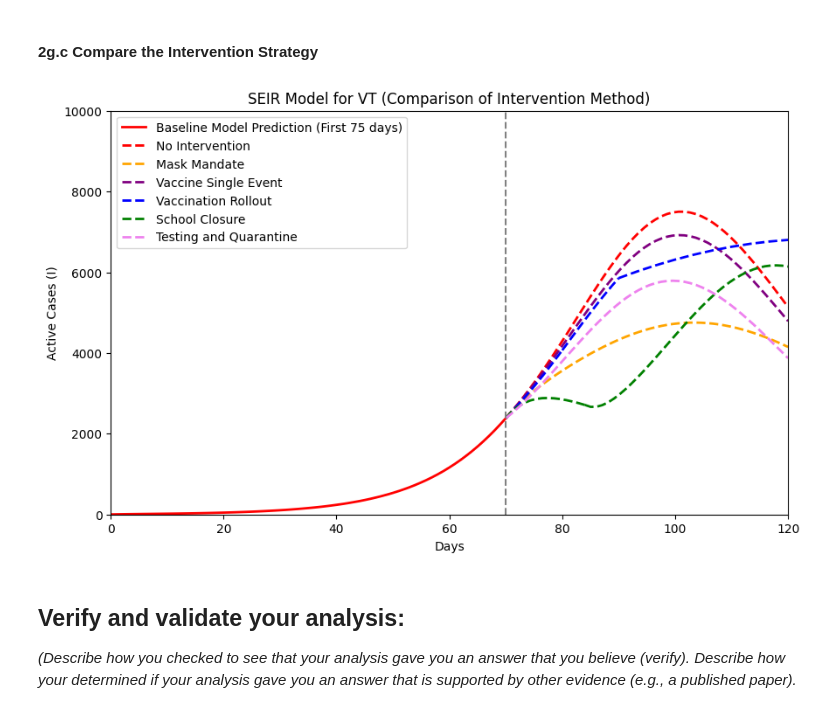
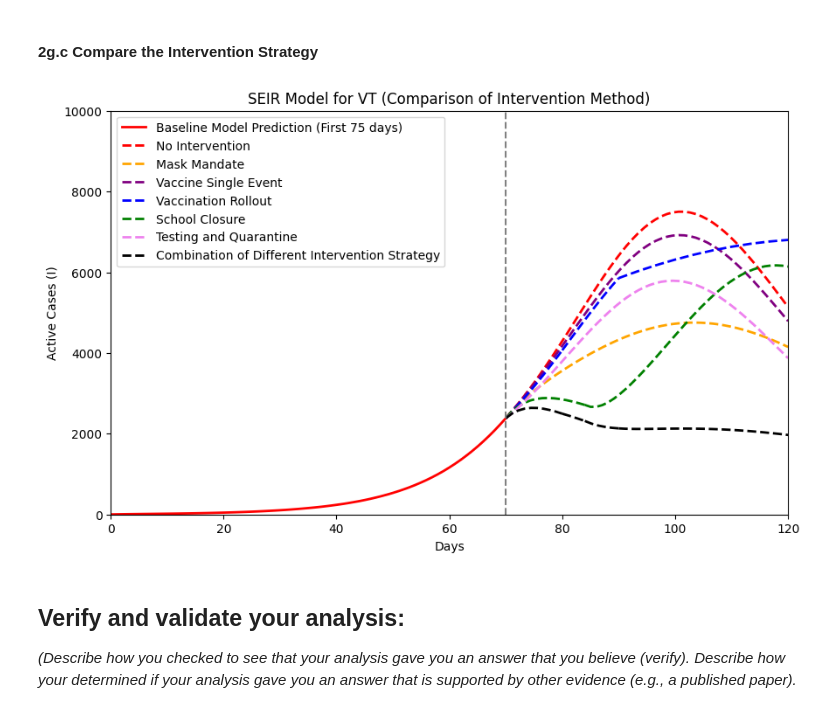
Before and after one commit to ktt920/Module-2-Epidemics-SIR-Modeling, a Jupyter notebook: Notebook examples/Template_student_final_notebook.ipynb, the cells around one changed output. Drawn from its saved outputs; the diff is of its cells as text; code cells hidden in the pictures.

Commit message:
Updated Combination of Different Interventions / Updated formating

```diff
--- a/Notebook examples/Template_student_final_notebook.ipynb
+++ b/Notebook examples/Template_student_final_notebook.ipynb
@@ -574,10 +574,10 @@ days_original = np.linspace(0, 70)
 
 # (Day 70-120) Mask Mandate : Transmission slowed
     # Beta reduce by 40%
-b_opt_reduce_mask = b_opt - b_opt*.4
+b_opt_mm = b_opt - b_opt*.4
 
     # Modeling based on the change for day 70-120
-S_fit_mm, E_fit_mm, I_fit_mm, R_fit_mm = SEIR(b_opt_reduce_mask , s_opt, g_opt, S_fit[-1], E_fit[-1], I_fit[-1], R_fit[-1], 49, N)
+S_fit_mm, E_fit_mm, I_fit_mm, R_fit_mm = SEIR(b_opt_mm , s_opt, g_opt, S_fit[-1], E_fit[-1], I_fit[-1], R_fit[-1], 49, N)
 days_mm = np.linspace(70, 120, )
 
 # Plotting model
@@ -610,10 +610,10 @@ days_original = np.linspace(0, 70)
 
 # (Day 70-120) Vaccine Single Campaign : Vaccinate 2000 students with 90% Efficacy
     # On Day 70, Transfer 2000 students from the susceptible population to the recovered population with 90% efficacy.
-S_fit_vs = S_fit[-1] - (2000*.9)
-R_fit_vs = R_fit[-1] + (2000*.9)
+S_fit_prevs = S_fit[-1] - (2000*.9)
+R_fit_prevs = R_fit[-1] + (2000*.9)
     # Modeling based on the change for day 70-120
-S_fit_vs, E_fit_vs, I_fit_vs, R_fit_vs = SEIR(b_opt , s_opt, g_opt, S_fit_vs, E_fit[-1], I_fit[-1], R_fit_vs, 49, N)
+S_fit_vs, E_fit_vs, I_fit_vs, R_fit_vs = SEIR(b_opt , s_opt, g_opt, S_fit_prevs, E_fit[-1], I_fit[-1], R_fit_prevs, 49, N)
 days_vs = np.linspace(70, 120,len(I_fit_vs))
 
 # Plotting model
@@ -786,34 +870,39 @@ During the COVID-19 Pandemic, to optimize intervention strategies, multiply stra
 # Plotting model
 plt.figure(figsize=(10, 6))
 # Plot the model progression for the day 0-70
 plt.plot(I_fit, label='Baseline Model Prediction (First 75 days)', color='red', linewidth=2)
 # Model plot for No Intervention
 plt.plot(days_ni,I_fit_ni, label='No Intervention', color='red',linestyle='--', linewidth=2)
 # Model plot for Mask Mandate
 plt.plot(days_mm,I_fit_mm, label='Mask Mandate', color='orange', linestyle='--', linewidth=2)
 # Model plot for Vaccine Single Event
 plt.plot(days_vs,I_fit_vs, label='Vaccine Single Event', color='purple',linestyle='--', linewidth=2)
 # Model plot for vaccination rollout event, the three sections to have a continous labeling
 plt.plot(days_VR1,I_fit_VR1, label='Vaccination Rollout', color='blue', linestyle='--',linewidth=2)
 plt.plot(days_VR2,I_fit_VR2, color='blue', linestyle='--', linewidth=2)
 plt.plot(days_VR3,I_fit_VR3, color='blue', linestyle='--', linewidth=2)
 # Model plot for school closure, the two sections to have a continous labeling
 plt.plot(days_sc1,I_fit_sc1, label='School Closure', color='green',linestyle='--', linewidth=2)
 plt.plot(days_sc2,I_fit_sc2, color='green',linestyle='--' , linewidth=2)
 # Model plot for testing and quarantine
 plt.plot(days_tq,I_fit_tq, label='Testing and Quarantine', color='violet',linestyle='--', linewidth=2)
+# Model plot for vaccination rollout event, the three sections to have a continous labeling
+plt.plot(days_CDIS1,I_fit_CDIS1, label='Combination of Different Intervention Strategy', color='black', linestyle='--',linewidth=2)
+plt.plot(days_CDIS2,I_fit_CDIS2, color='black', linestyle='--', linewidth=2)
+plt.plot(days_CDIS3,I_fit_CDIS3, color='black', linestyle='--', linewidth=2)
+plt.plot(days_CDIS4,I_fit_CDIS4, color='black', linestyle='--', linewidth=2)
 #Draw a vertical graph dash line to mark when intervention campaigns starts
 plt.axvline(x=70, color='gray', linestyle='--')
 # Label graph wth correct axes and appropiate title
 plt.title('SEIR Model for VT (Comparison of Intervention Method)')
 plt.xlim(0,120) #Make the graph go from day 0 to day 120
 plt.ylim(0,10000) #Make the y range of the graph consistent between all interventions
 plt.xlabel('Days')
 plt.ylabel('Active Cases (I)')
 plt.legend()
 plt.show()
 # %% [output]
-[figure, old version]
+[figure, new version]
 # %% [markdown]
 ## Verify and validate your analysis:
 
```
Also changed, not shown: parts of 2 cells of this notebook.
